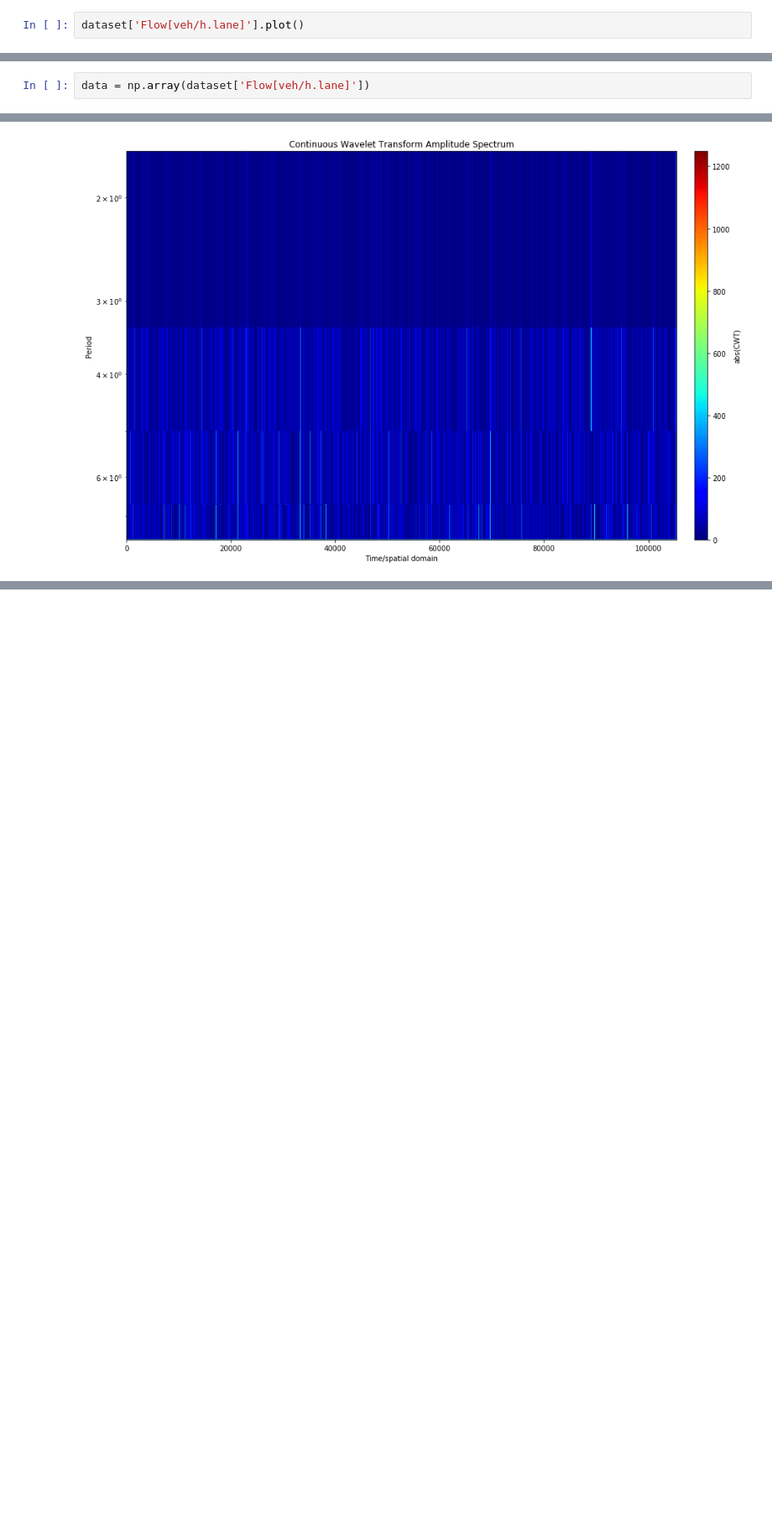
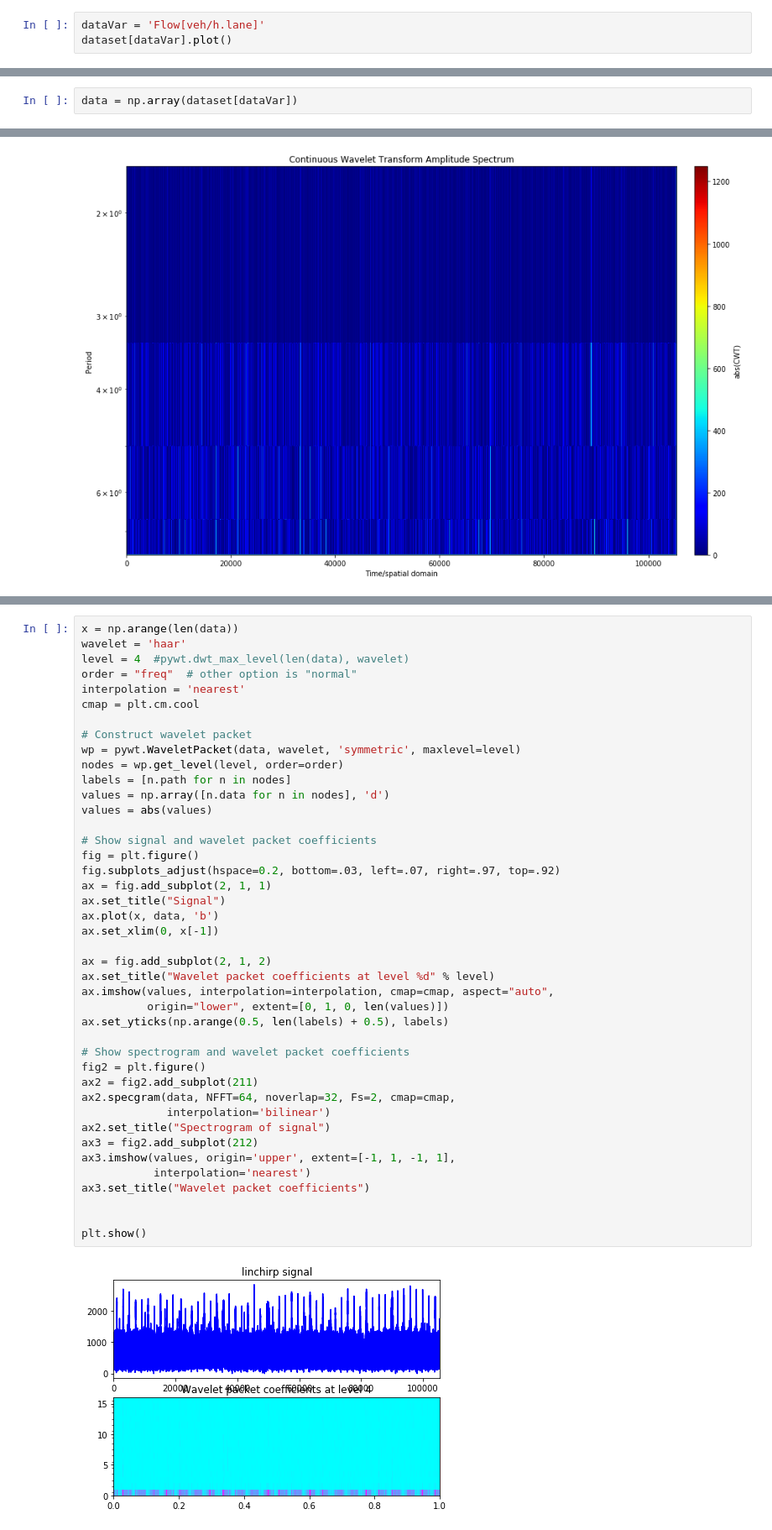
Before and after one commit to albnc/WaveletTrafficAnalysis, a Jupyter notebook: Spectogram.ipynb, the cells around one changed output, grey strips where cells are left out. Shown at 84% size. Cells and saved outputs as stored; diff of their text form; blank space fills up the shorter version.

Commit message:
create two files in Wavelet analysis
one for plotting and another to wavelet packages

```diff
--- a/Spectogram.ipynb
+++ b/Spectogram.ipynb
@@ -80,7 +78,8 @@ dtype: int64
 ## Applying Wavelet functions
 + using Haar Wavelet for each traffic variable
 # %%
-dataset['Flow[veh/h.lane]'].plot()
+dataVar = 'Flow[veh/h.lane]'
+dataset[dataVar].plot()
 # %% [output]
 <matplotlib.axes._subplots.AxesSubplot at 0x...>
 [figure]
@@ -87,5 +110,5 @@ dataset['Flow[veh/h.lane]'].plot()
 # %%
-data = np.array(dataset['Flow[veh/h.lane]'])
+data = np.array(dataset[dataVar])
 # %%
 scg.cws(data, scales=np.arange(1,5), wavelet='gaus8', figsize=(15,10), yscale='log')
 # %% [output]
@@ -113,0 +126,44 @@ pywt.wavelist(kind='continuous')
+# %%
+x = np.arange(len(data))
+wavelet = 'haar'
+level = 4  #pywt.dwt_max_level(len(data), wavelet)
+order = "freq"  # other option is "normal"
+interpolation = 'nearest'
+cmap = plt.cm.cool
+
+# Construct wavelet packet
+wp = pywt.WaveletPacket(data, wavelet, 'symmetric', maxlevel=level)
+nodes = wp.get_level(level, order=order)
+labels = [n.path for n in nodes]
+values = np.array([n.data for n in nodes], 'd')
+values = abs(values)
+
+# Show signal and wavelet packet coefficients
+fig = plt.figure()
+fig.subplots_adjust(hspace=0.2, bottom=.03, left=.07, right=.97, top=.92)
+ax = fig.add_subplot(2, 1, 1)
+ax.set_title("Signal")
+ax.plot(x, data, 'b')
+ax.set_xlim(0, x[-1])
+
+ax = fig.add_subplot(2, 1, 2)
+ax.set_title("Wavelet packet coefficients at level %d" % level)
+ax.imshow(values, interpolation=interpolation, cmap=cmap, aspect="auto",
+          origin="lower", extent=[0, 1, 0, len(values)])
+ax.set_yticks(np.arange(0.5, len(labels) + 0.5), labels)
+
+# Show spectrogram and wavelet packet coefficients
+fig2 = plt.figure()
+ax2 = fig2.add_subplot(211)
+ax2.specgram(data, NFFT=64, noverlap=32, Fs=2, cmap=cmap,
+             interpolation='bilinear')
+ax2.set_title("Spectrogram of signal")
+ax3 = fig2.add_subplot(212)
+ax3.imshow(values, origin='upper', extent=[-1, 1, -1, 1],
+           interpolation='nearest')
+ax3.set_title("Wavelet packet coefficients")
+
+
+plt.show()
+# %% [output]
+[figure, added]
```
Also changed, not shown: parts of 9 cells of this notebook, 2 other files.
